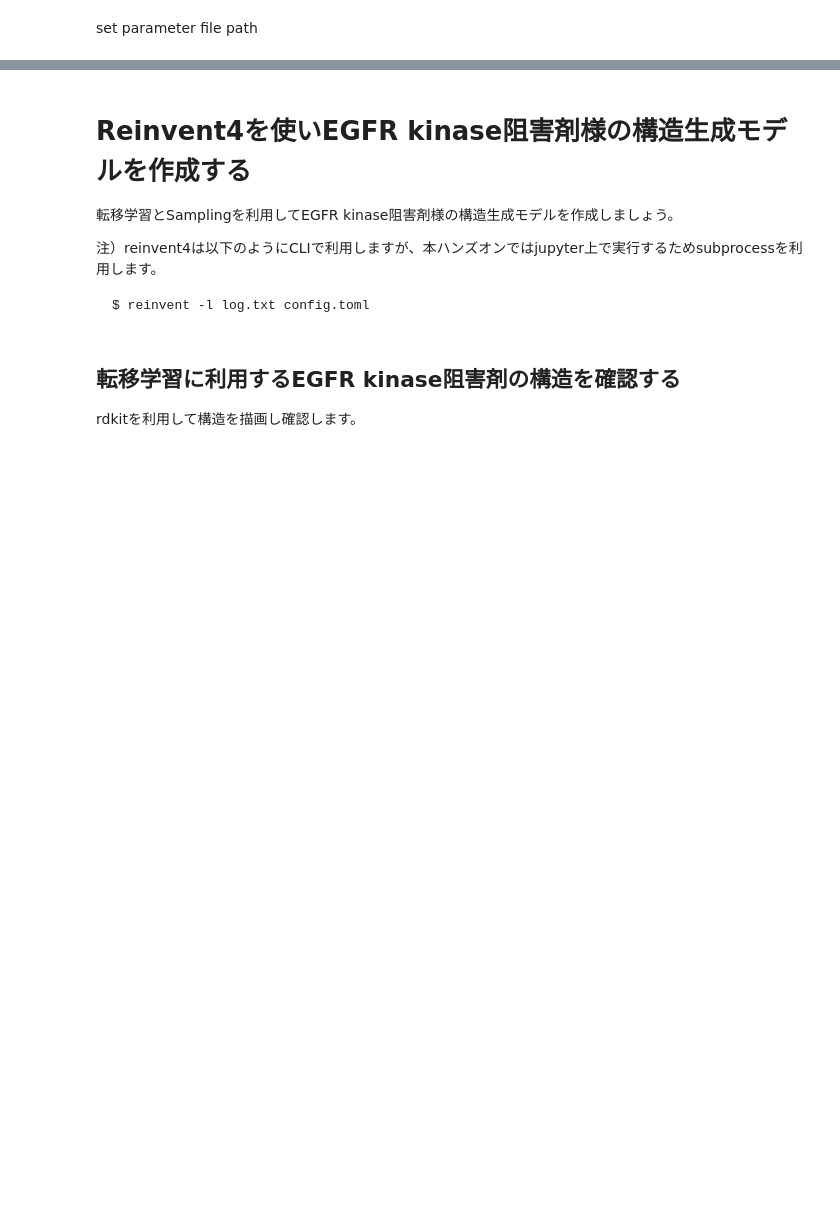
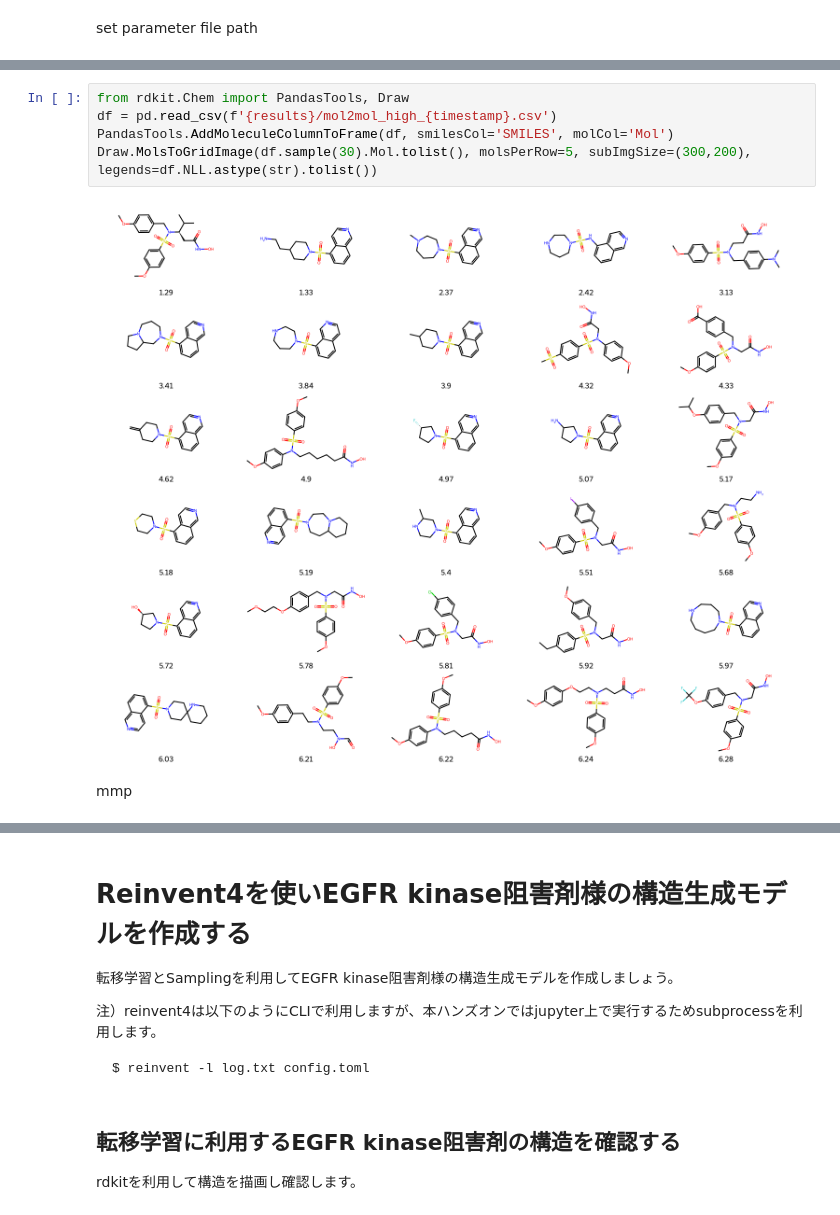
Before and after one commit to keetane/infomatics, a Jupyter notebook: reinvent4.ipynb, the cells around one changed output, grey strips where cells are left out. Saved outputs shown, nothing was run; the diff lists cells and outputs as text; blank space fills up the shorter version.

```diff
--- a/reinvent4.ipynb
+++ b/reinvent4.ipynb
@@ -201,0 +164,9 @@ subprocess.call([
+# %%
+from rdkit.Chem import PandasTools, Draw
+df = pd.read_csv(f'{results}/mol2mol_high_{timestamp}.csv')
+PandasTools.AddMoleculeColumnToFrame(df, smilesCol='SMILES', molCol='Mol')
+Draw.MolsToGridImage(df.sample(30).Mol.tolist(), molsPerRow=5, subImgSize=(300,200), legends=df.NLL.astype(str).tolist())
+# %% [output]
+[figure, added]
+# %% [markdown]
+mmp
```
Also changed, not shown: parts of 35 cells of this notebook.
